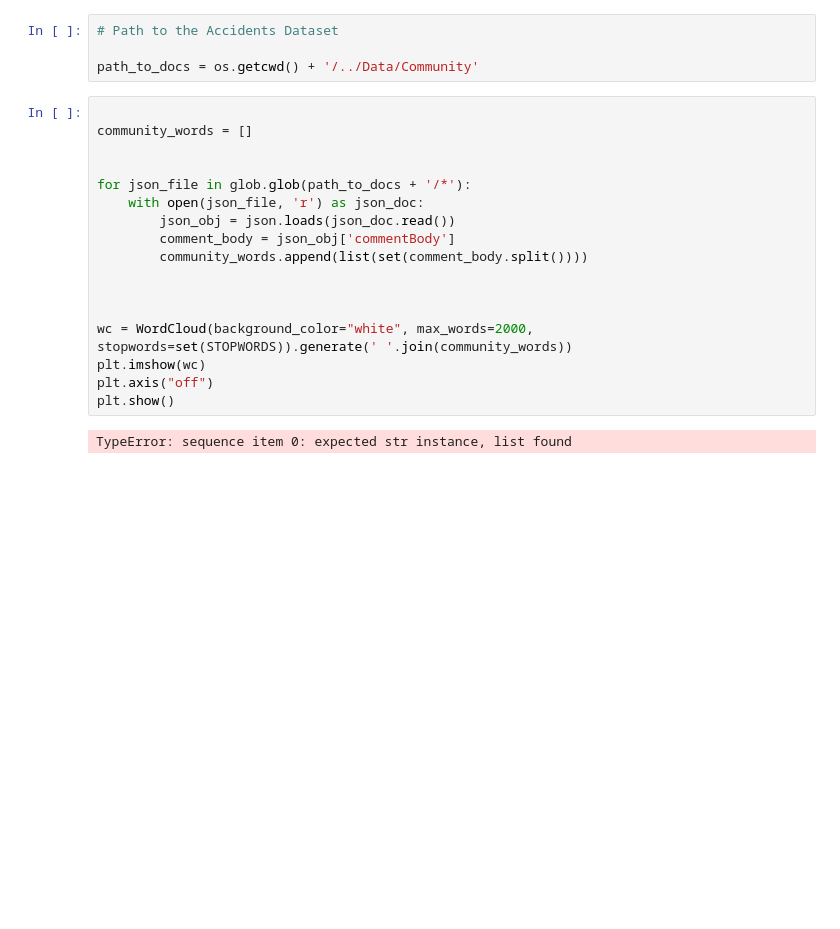
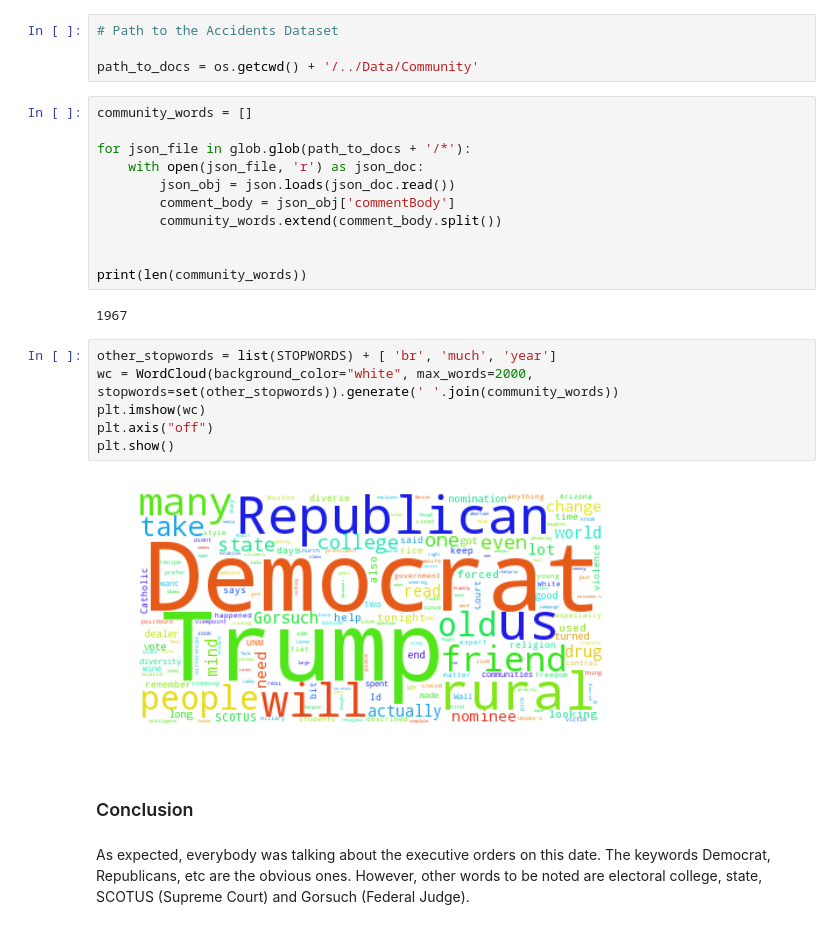
Before and after one commit to malhotra-t/PythonForDataAnalysis, a Jupyter notebook: Midterm/Q2/SourceCode/Community Analysis - Executive Orders.ipynb, the cells around one changed output. Saved outputs shown, nothing was run; the diff lists cells and outputs as text; blank space fills up the shorter version.

```diff
--- a/Midterm/Q2/SourceCode/Community Analysis - Executive Orders.ipynb
+++ b/Midterm/Q2/SourceCode/Community Analysis - Executive Orders.ipynb
@@ -13,21 +13,28 @@ import matplotlib.pyplot as plt
 
 path_to_docs = os.getcwd() + '/../Data/Community'
 # %%
-
 community_words = []
-
 
 for json_file in glob.glob(path_to_docs + '/*'):
     with open(json_file, 'r') as json_doc:
         json_obj = json.loads(json_doc.read())
         comment_body = json_obj['commentBody']
-        community_words.append(list(set(comment_body.split())))
+        community_words.extend(comment_body.split())
 
 
-
-wc = WordCloud(background_color="white", max_words=2000, stopwords=set(STOPWORDS)).generate(' '.join(community_words))
-plt.imshow(wc)
-plt.axis("off")
-plt.show()
+print(len(community_words))
 # %% [output]
-TypeError: sequence item 0: expected str instance, list found
+1967
+# %%
+other_stopwords = list(STOPWORDS) + [ 'br', 'much', 'year']
+wc = WordCloud(background_color="white", max_words=2000, stopwords=set(other_stopwords)).generate(' '.join(community_words))
+plt.imshow(wc)
+plt.axis("off")
+plt.show()
+# %% [output]
+[figure, added]
+# %% [markdown]
+### Conclusion
+# %% [markdown]
+As expected, everybody was talking about the executive orders on this date. The keywords Democrat, Republicans, etc are the
+obvious ones. However, other words to be noted are electoral college, state, SCOTUS (Supreme Court) and Gorsuch (Federal Judge).
```
Also changed, not shown: parts of 1 cell of this notebook, 1 other file.
